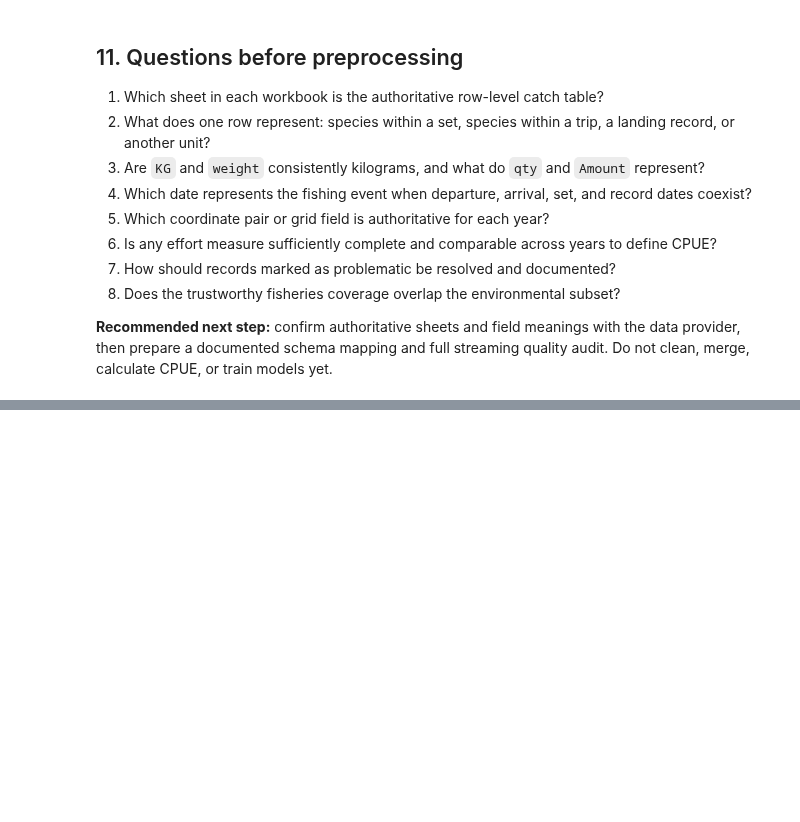
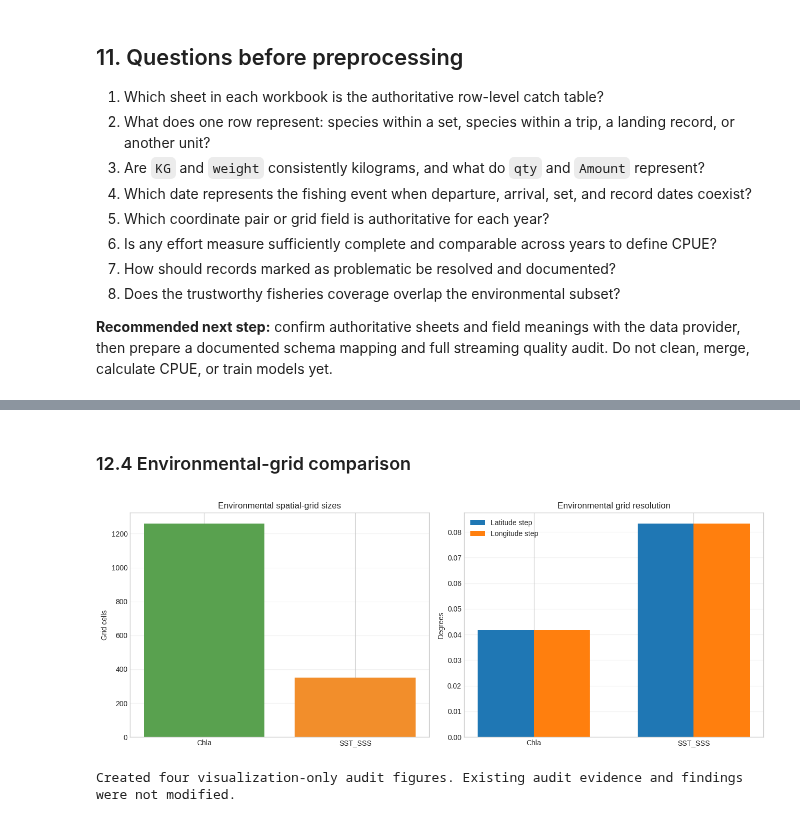
Before and after one commit to uvindu827/J26-DS-350, a Jupyter notebook: component - 3/Notebooks/01_data_audit.ipynb, the cells around one changed output, grey strips where cells are left out. Saved outputs shown, nothing was run; the diff lists cells and outputs as text; code cells hidden in the pictures; blank space fills up the shorter version.

```diff
--- a/component - 3/Notebooks/01_data_audit.ipynb
+++ b/component - 3/Notebooks/01_data_audit.ipynb
@@ -435,0 +512,17 @@ Saved 9 audit tables and audit_manifest.json to:
+# %% [markdown]
+### 12.4 Environmental-grid comparison
+# %%
+environment_plot=summary.copy()
+environment_plot['dataset']=environment_plot.file_name.str.replace('_Western_Southern_SriLanka_daily.nc','',regex=False)
+environment_plot['grid_cells']=environment_plot.latitude_count*environment_plot.longitude_count
+fig,axes=plt.subplots(1,2,figsize=(13,5))
+axes[0].bar(environment_plot.dataset,environment_plot.grid_cells,color=['#59a14f','#f28e2b']); axes[0].set_title('Environmental spatial-grid sizes'); axes[0].set_ylabel('Grid cells')
+x=np.arange(len(environment_plot)); width=.35
+axes[1].bar(x-width/2,environment_plot.latitude_step,width,label='Latitude step'); axes[1].bar(x+width/2,environment_plot.longitude_step,width,label='Longitude step')
+axes[1].set_xticks(x,environment_plot.dataset); axes[1].set_title('Environmental grid resolution'); axes[1].set_ylabel('Degrees'); axes[1].legend()
+for ax in axes: ax.grid(axis='y',alpha=.25)
+fig.tight_layout(); fig.savefig(AUDIT_FIGURE_DIR/'environmental_grid_comparison.png',dpi=200,bbox_inches='tight'); plt.show()
+print('Created four visualization-only audit figures. Existing audit evidence and findings were not modified.')
+# %% [output]
+[figure, added]
+Created four visualization-only audit figures. Existing audit evidence and findings were not modified.
```
Also changed, not shown: parts of 17 cells of this notebook, 8 other files.
